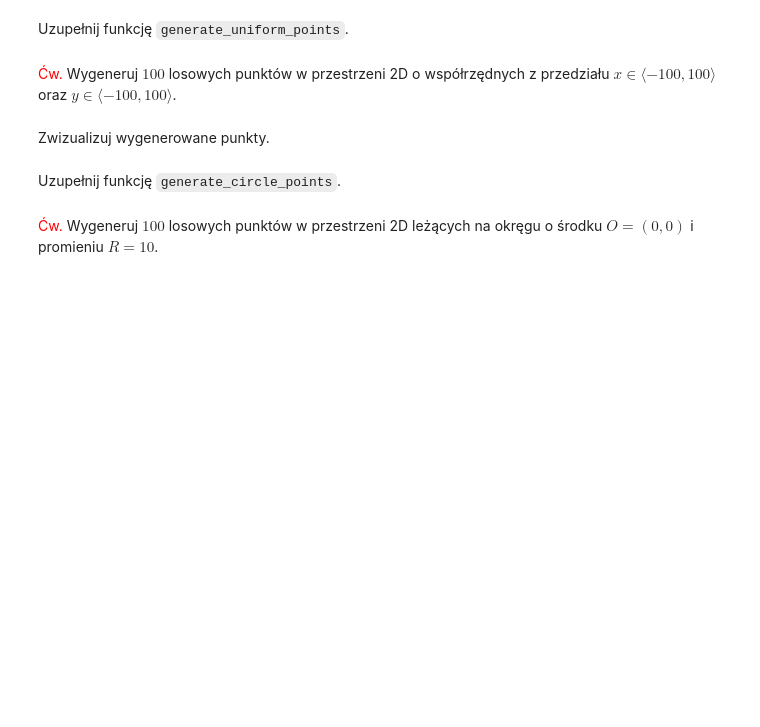
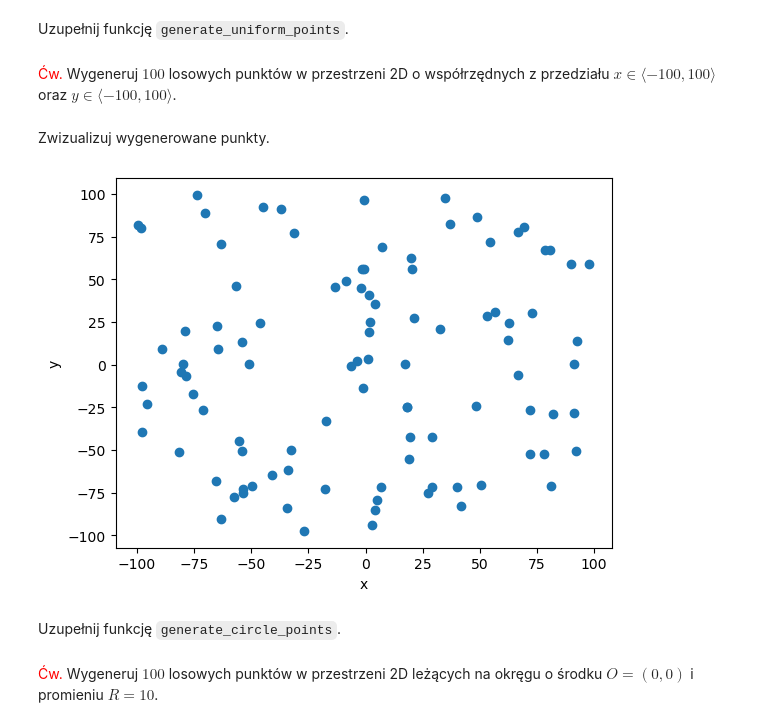
Before and after one commit to aghbit/Algorytmy-Geometryczne, a Jupyter notebook: bitalg/lab2/main.ipynb, the cells around one changed output. Saved outputs shown, nothing was run; the diff lists cells and outputs as text; code cells hidden in the pictures; blank space fills up the shorter version.

````diff
--- a/bitalg/lab2/main.ipynb
+++ b/bitalg/lab2/main.ipynb
@@ -34,6 +84,8 @@ def generate_uniform_points(left=-100, right=100, n=100):
     :return: tablica punktów w postaci krotek współrzędnych
              np. [(x1, y1), (x2, y2), ... (xn, yn)]
     """
+    listOfPoints1 = [(np.random.uniform(left, right),np.random.uniform(left, right)) for _ in range(n)]
+    return listOfPoints1
     raise Exception("Unimplemented")
 # %% [markdown]
 <span style="color:red">Ćw.</span> Wygeneruj $100$ losowych punktów w przestrzeni 2D o współrzędnych z przedziału $x \in \langle -100,100 \rangle$ oraz $y \in \langle -100,100\rangle$.
@@ -43,6 +95,11 @@ points_a = generate_uniform_points(-100, 100, 100)
 Zwizualizuj wygenerowane punkty.
 # %%
 # visualize(points_a)
+vis = Visualizer()
+vis.add_point(points_a)
+vis.show()
+# %% [output]
+[figure, added]
 # %% [markdown]
 Uzupełnij funkcję ```generate_circle_points```.
 # %%
````
Also changed, not shown: parts of 44 cells of this notebook.
